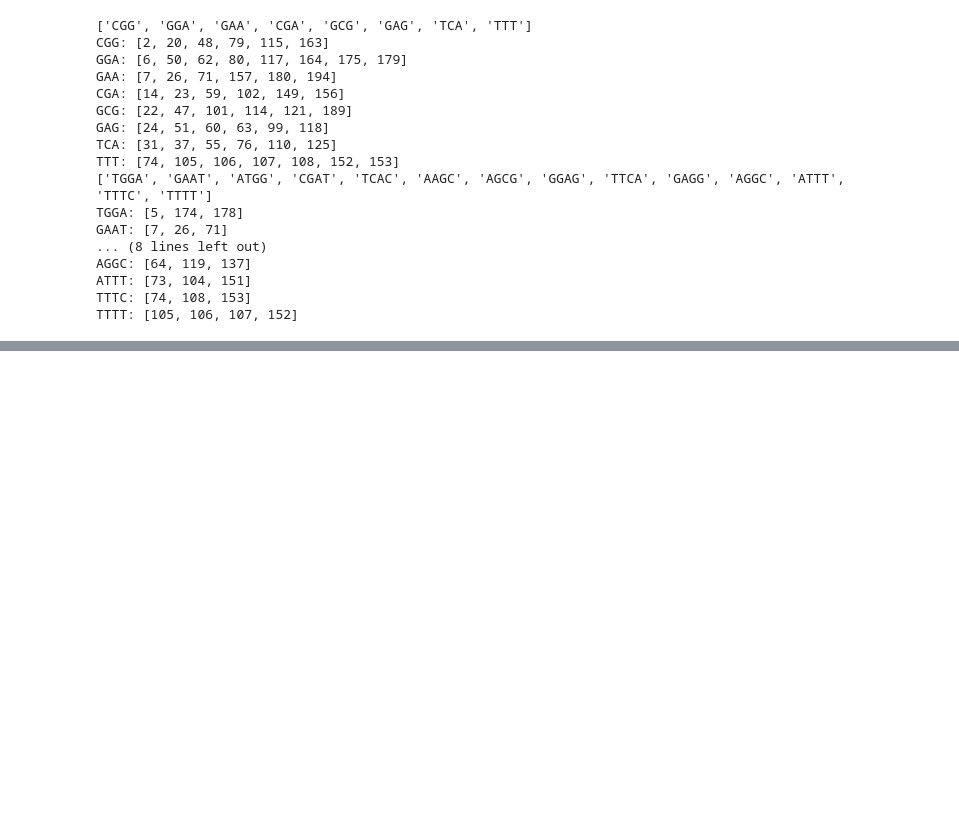
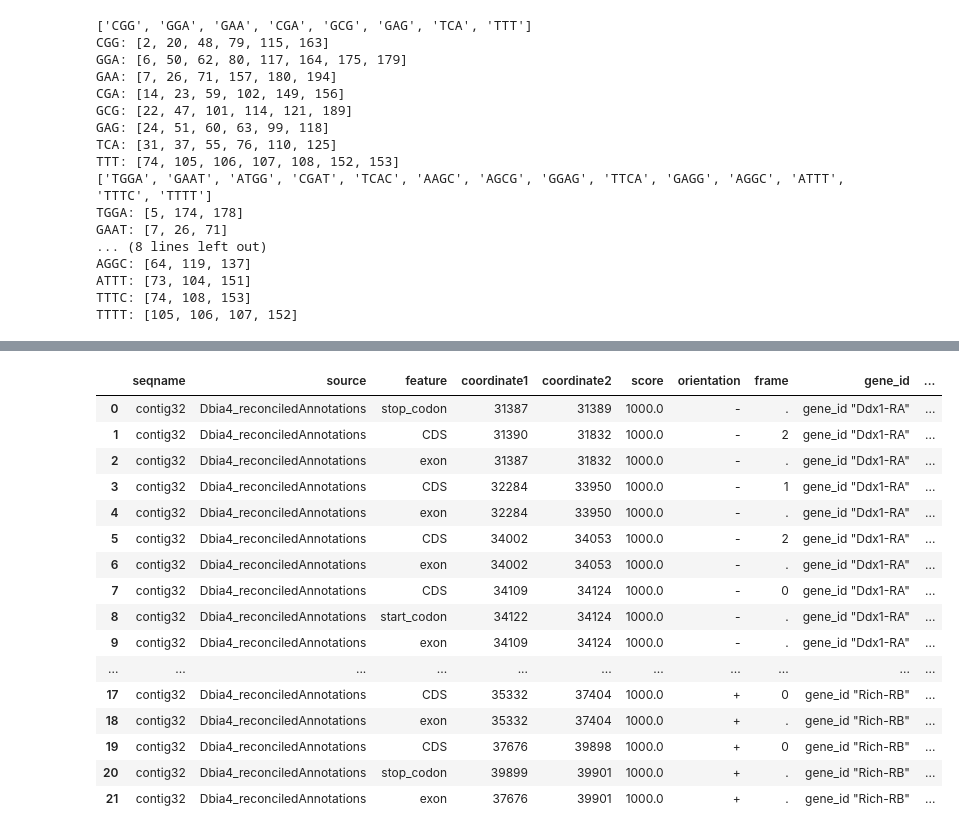
Before and after one commit to csc448spring18/lab-4-team-4, a Jupyter notebook: UI.ipynb, the cells around one changed output, grey strips where cells are left out. Cells and saved outputs as stored; diff of their text form; code cells hidden in the pictures; blank space fills up the shorter version.

```diff
--- a/UI.ipynb
+++ b/UI.ipynb
@@ -350,0 +370,27 @@ TTTT: [105, 106, 107, 152]
+# %%
+gft = pd.read_csv("data/gft1.txt", sep=r'[;\t]',
+                     header=None,
+                     names=["seqname", "source", "feature", "coordinate1", "coordinate2", "score", "orientation", "frame",
+                            "gene_id", "transcript_id", "drop_me"],
+                     engine='python')
+gft = gft.drop("drop_me", axis=1)
+# %%
+gft
+# %% [output]
+|  | seqname | source | feature | coordinate1 | coordinate2 | score | orientation | frame | gene_id | ... |
+| 0 | contig32 | Dbia4_reconciledAnnotations | stop_codon | 31387 | 31389 | 1000.0 | - | . | gene_id "Ddx1-RA" | ... |
+| 1 | contig32 | Dbia4_reconciledAnnotations | CDS | 31390 | 31832 | 1000.0 | - | 2 | gene_id "Ddx1-RA" | ... |
+| 2 | contig32 | Dbia4_reconciledAnnotations | exon | 31387 | 31832 | 1000.0 | - | . | gene_id "Ddx1-RA" | ... |
+| 3 | contig32 | Dbia4_reconciledAnnotations | CDS | 32284 | 33950 | 1000.0 | - | 1 | gene_id "Ddx1-RA" | ... |
+| 4 | contig32 | Dbia4_reconciledAnnotations | exon | 32284 | 33950 | 1000.0 | - | . | gene_id "Ddx1-RA" | ... |
+| 5 | contig32 | Dbia4_reconciledAnnotations | CDS | 34002 | 34053 | 1000.0 | - | 2 | gene_id "Ddx1-RA" | ... |
+| 6 | contig32 | Dbia4_reconciledAnnotations | exon | 34002 | 34053 | 1000.0 | - | . | gene_id "Ddx1-RA" | ... |
+| 7 | contig32 | Dbia4_reconciledAnnotations | CDS | 34109 | 34124 | 1000.0 | - | 0 | gene_id "Ddx1-RA" | ... |
+| 8 | contig32 | Dbia4_reconciledAnnotations | start_codon | 34122 | 34124 | 1000.0 | - | . | gene_id "Ddx1-RA" | ... |
+| 9 | contig32 | Dbia4_reconciledAnnotations | exon | 34109 | 34124 | 1000.0 | - | . | gene_id "Ddx1-RA" | ... |
+| ... | ... | ... | ... | ... | ... | ... | ... | ... | ... | ... |
+| 17 | contig32 | Dbia4_reconciledAnnotations | CDS | 35332 | 37404 | 1000.0 | + | 0 | gene_id "Rich-RB" | ... |
+| 18 | contig32 | Dbia4_reconciledAnnotations | exon | 35332 | 37404 | 1000.0 | + | . | gene_id "Rich-RB" | ... |
+| 19 | contig32 | Dbia4_reconciledAnnotations | CDS | 37676 | 39898 | 1000.0 | + | 0 | gene_id "Rich-RB" | ... |
+| 20 | contig32 | Dbia4_reconciledAnnotations | stop_codon | 39899 | 39901 | 1000.0 | + | . | gene_id "Rich-RB" | ... |
+| 21 | contig32 | Dbia4_reconciledAnnotations | exon | 37676 | 39901 | 1000.0 | + | . | gene_id "Rich-RB" | ... |
```
Also changed, not shown: parts of 5 cells of this notebook, 2 other files.
